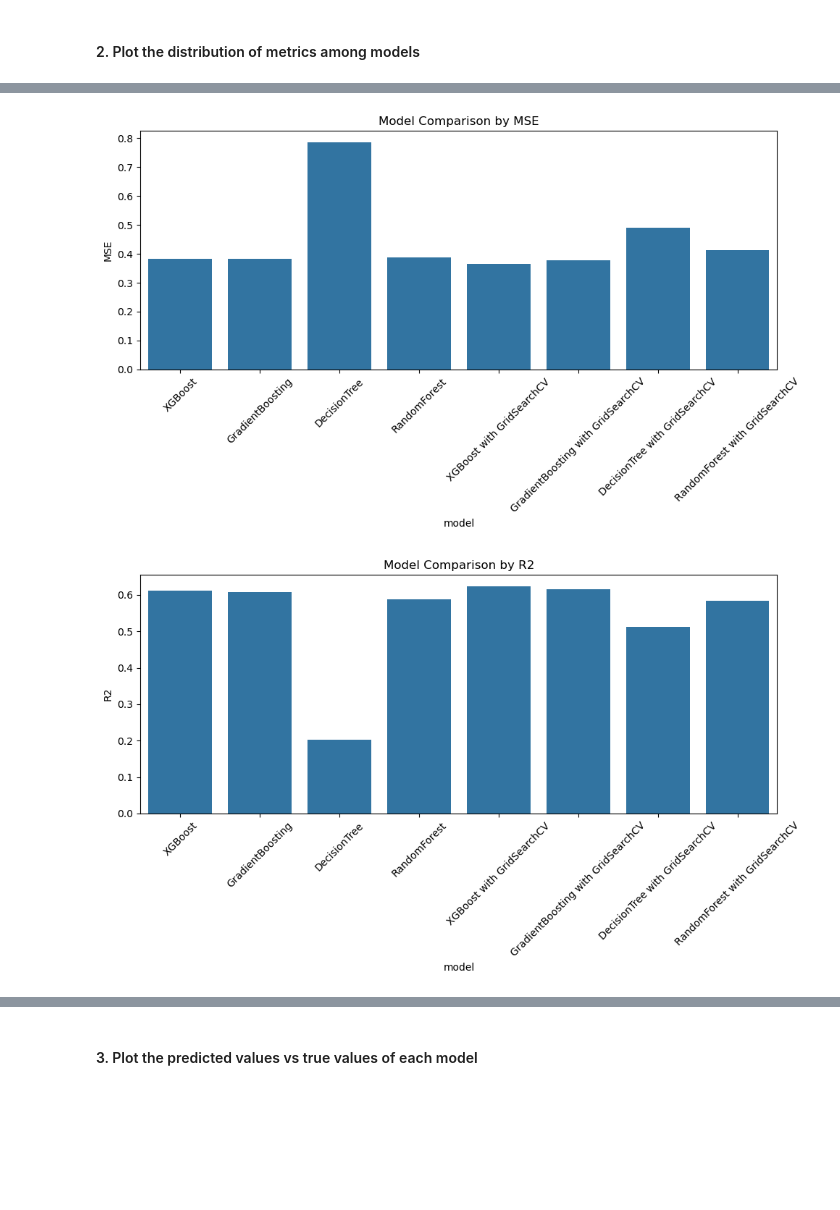
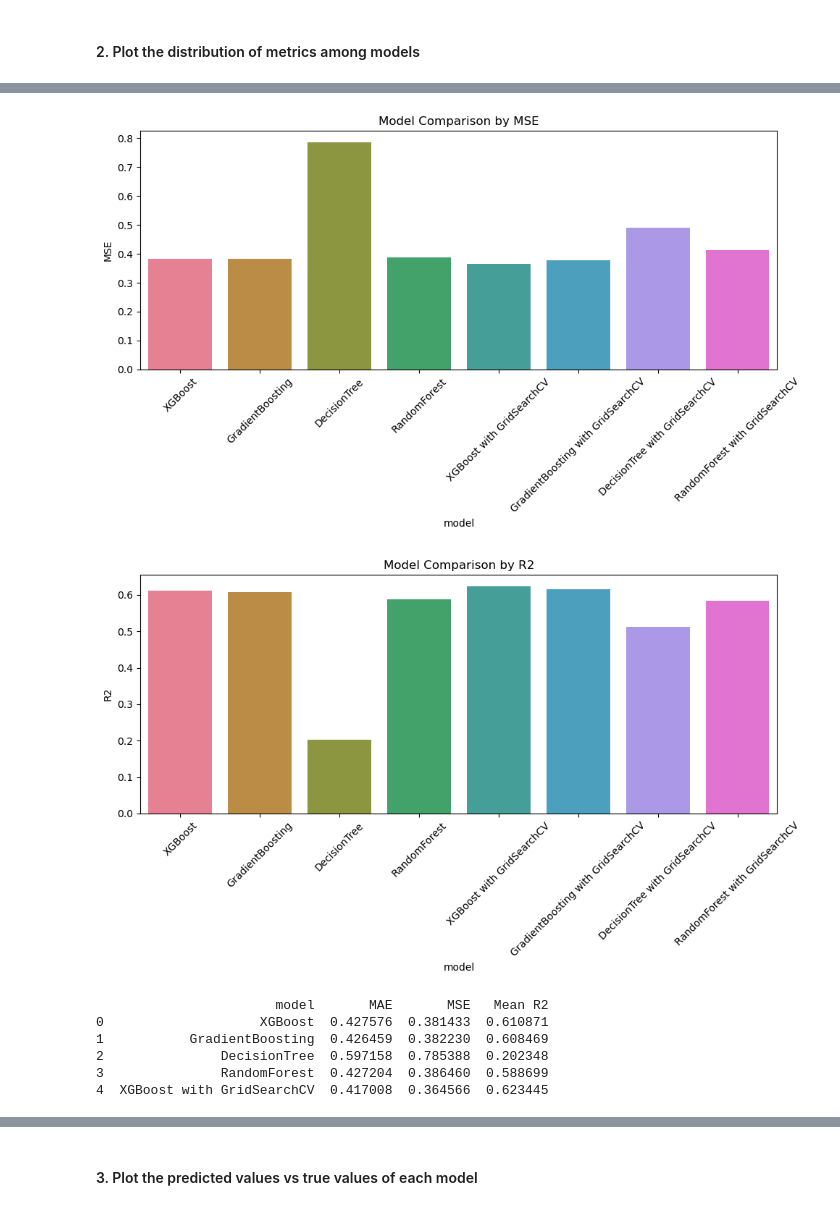
Before and after one commit to truongthuankiet1990gmailcom/Intro2DS---HCMUS---2024, a Jupyter notebook: Data_Modelling/Modelling.ipynb, the cells around one changed output, grey strips where cells are left out. Cells and saved outputs as stored; diff of their text form; code cells hidden in the pictures; blank space fills up the shorter version.

Commit message:
Update some plot and markdown

```diff
--- a/Data_Modelling/Modelling.ipynb
+++ b/Data_Modelling/Modelling.ipynb
@@ -792,7 +792,7 @@ result_df.to_csv('result.csv', index=False)
 #### 2. Plot the distribution of metrics among models
 # %%
 plt.figure(figsize=(10, 6))
-sns.barplot(x='model', y='MAE', data=result_df)
+sns.barplot(x='model', y='MAE', data=result_df, hue='model', palette='husl')
 plt.title('Model Comparison by MAE')
 plt.ylabel('MAE')
 plt.xticks(rotation=45)
@@ -800,14 +800,14 @@ plt.tight_layout()
 plt.show()
 
 plt.figure(figsize=(10, 6))
-sns.barplot(x='model', y='MSE', data=result_df)
+sns.barplot(x='model', y='MSE', data=result_df, hue='model', palette='husl')
 plt.title('Model Comparison by MSE')
 plt.ylabel('MSE')
 plt.xticks(rotation=45)
 plt.tight_layout()
 
 plt.figure(figsize=(10, 6))
-sns.barplot(x='model', y='Mean R2', data=result_df)
+sns.barplot(x='model', y='Mean R2', data=result_df, hue='model', palette='husl')
 plt.title('Model Comparison by R2')
 plt.ylabel('R2')
 plt.xticks(rotation=45)
@@ -818,2 +818,8 @@ plt.show()
-[figure, old version]
+[figure, new version]
-[figure, old version]
+[figure, new version]
+                       model       MAE       MSE   Mean R2
+0                    XGBoost  0.427576  0.381433  0.610871
+1           GradientBoosting  0.426459  0.382230  0.608469
+2               DecisionTree  0.597158  0.785388  0.202348
+3               RandomForest  0.427204  0.386460  0.588699
+4  XGBoost with GridSearchCV  0.417008  0.364566  0.623445
```
Also changed, not shown: parts of 4 cells of this notebook.
